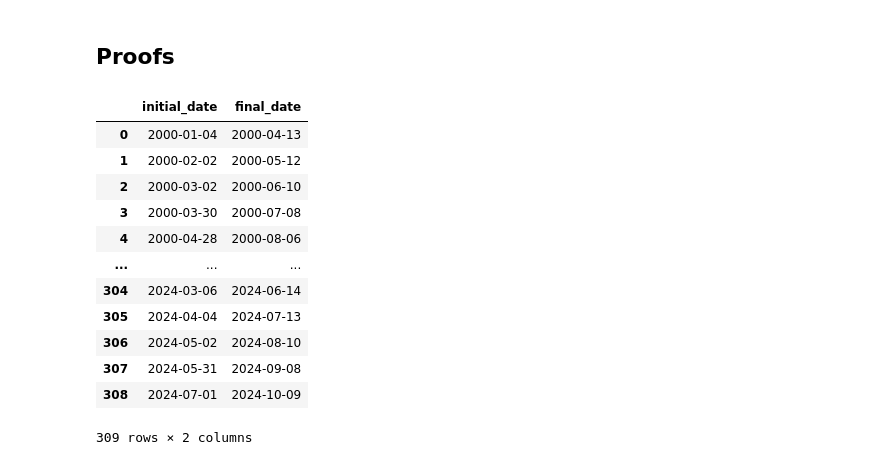
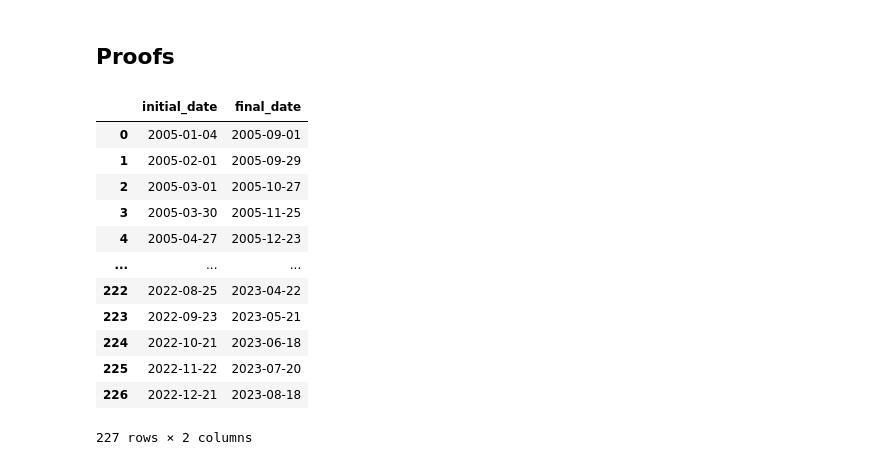
Before and after one commit to fsabrilb/Market_Efficiency, a Jupyter notebook: scripts/estimate_covariance_matrix_entropy.ipynb, the cells around one changed output. Cells and saved outputs as stored; diff of their text form; code cells hidden in the pictures.

```diff
--- a/scripts/estimate_covariance_matrix_entropy.ipynb
+++ b/scripts/estimate_covariance_matrix_entropy.ipynb
@@ -30,9 +30,9 @@ input_generation_date = "2024-06-24"
 ## Load data and filter duplicates by symbol and date
 # %%
 # Standard and Poor's 500 - S&P 500 (United States)
-df_stock_index = pd.read_pickle("{}/df_stock_index_gspc_{}.pkl".format(input_path_processed, re.sub("-", "", input_generation_date)))
+#df_stock_index = pd.read_pickle("{}/df_stock_index_gspc_{}.pkl".format(input_path_processed, re.sub("-", "", input_generation_date)))
 # Mexico Price and Quote Index (Mexico)
-#df_stock_index = pd.read_pickle("{}/df_stock_index_mxx_{}.pkl".format(input_path_processed, re.sub("-", "", input_generation_date)))
+df_stock_index = pd.read_pickle("{}/df_stock_index_mxx_{}.pkl".format(input_path_processed, re.sub("-", "", input_generation_date)))
 
 df_stock_index.drop_duplicates(subset = ["date", "symbol"], keep = "first", inplace = True, ignore_index = True)
 # %% [markdown]
@@ -457,43 +457,43 @@ symbol       date  EW      SWKS  temp_1    temp_2  mask
 #q = 1/2
 #m = 225
 #step = 8
 #n_i = int((1/q)*p_i)
 #delta = 20
 #k1_k0 = 8
 
 #for i in range(m):
 #    print(i)
 #    start = i*delta
 #    end = i*delta + n_i # slicing in dates between start and end through "independent" Windows of size n_i
 #    returns = data filtered into start and end date
 
 df = df_stock_index
-time_delta = 100
+time_delta = 240
 time_step = 20
 
 market_args_list = df[["date"]].sort_values(by = ["date"]).value_counts(sort = False).reset_index()
 market_args_list["final_date"] = market_args_list["date"] + pd.DateOffset(days = time_delta)
 market_args_list = (
     market_args_list
         .rename(columns = {"date" : "initial_date"})
         .iloc[::time_step]
         .reset_index()
         .drop(columns = ["count", "index"])
 )
 market_args_list["initial_date"] = market_args_list["initial_date"].astype(str)
 market_args_list["final_date"] = market_args_list["final_date"].astype(str)
 market_args_list#.values.tolist()
 # %% [output]
 |  | initial_date | final_date |
-| 0 | 2000-01-04 | 2000-04-13 |
-| 1 | 2000-02-02 | 2000-05-12 |
-| 2 | 2000-03-02 | 2000-06-10 |
-| 3 | 2000-03-30 | 2000-07-08 |
-| 4 | 2000-04-28 | 2000-08-06 |
+| 0 | 2005-01-04 | 2005-09-01 |
+| 1 | 2005-02-01 | 2005-09-29 |
+| 2 | 2005-03-01 | 2005-10-27 |
+| 3 | 2005-03-30 | 2005-11-25 |
+| 4 | 2005-04-27 | 2005-12-23 |
 | ... | ... | ... |
-| 304 | 2024-03-06 | 2024-06-14 |
-| 305 | 2024-04-04 | 2024-07-13 |
-| 306 | 2024-05-02 | 2024-08-10 |
-| 307 | 2024-05-31 | 2024-09-08 |
-| 308 | 2024-07-01 | 2024-10-09 |
+| 222 | 2022-08-25 | 2023-04-22 |
+| 223 | 2022-09-23 | 2023-05-21 |
+| 224 | 2022-10-21 | 2023-06-18 |
+| 225 | 2022-11-22 | 2023-07-20 |
+| 226 | 2022-12-21 | 2023-08-18 |
-309 rows × 2 columns
+227 rows × 2 columns
```
Also changed, not shown: parts of 16 cells of this notebook.
